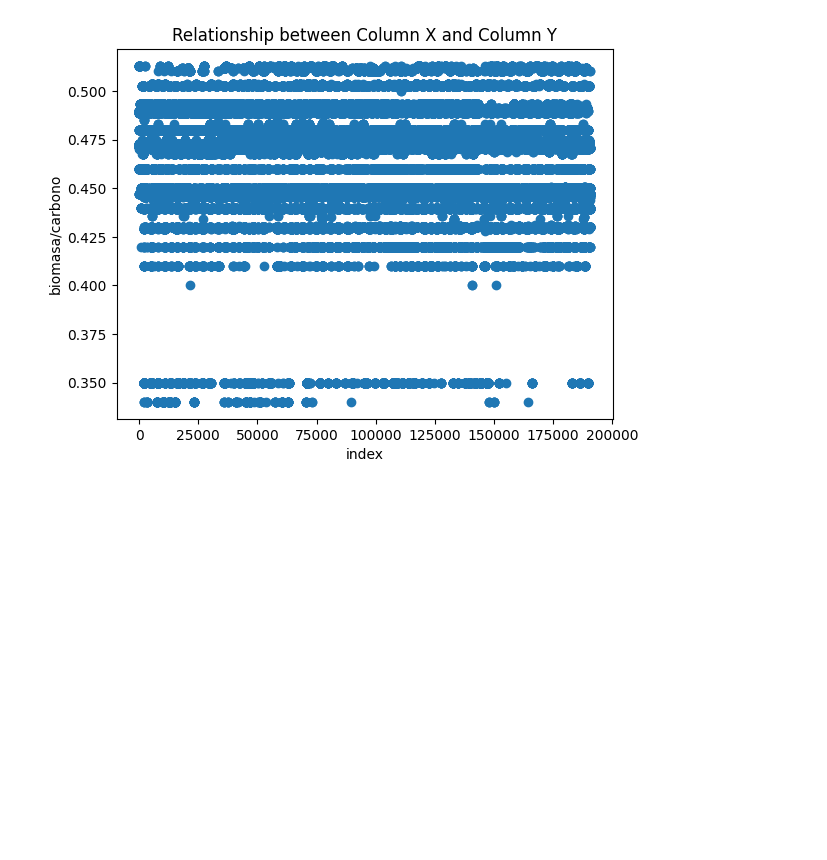
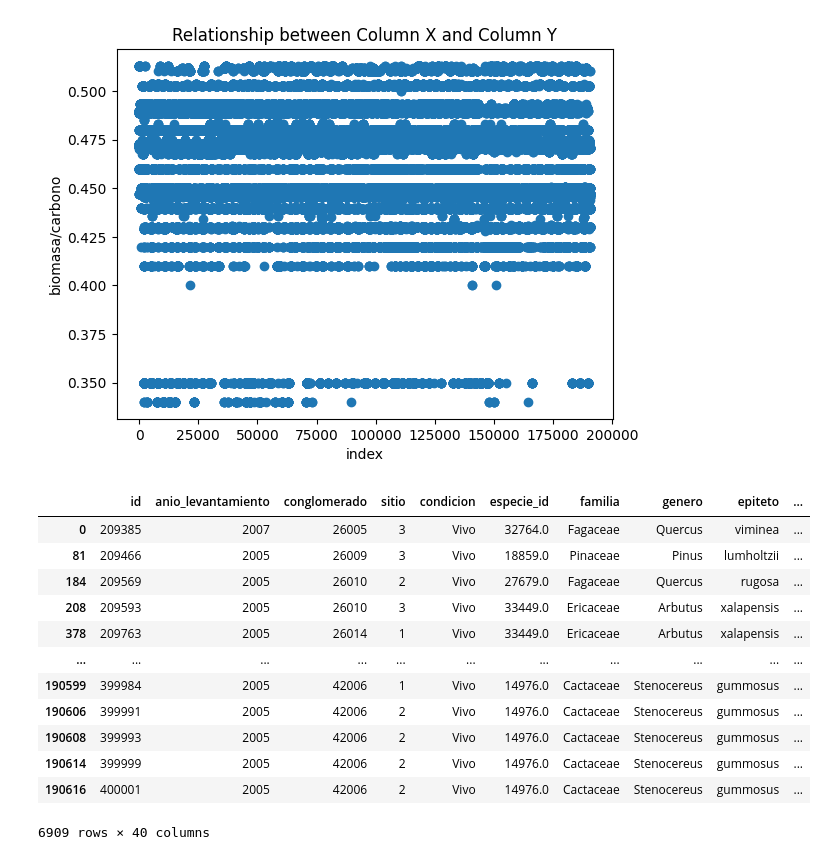
Before and after one commit to gomosak08/SEByC, a Jupyter notebook: labs/Untitled.ipynb, the cells around one changed output. Drawn from its saved outputs; the diff is of its cells as text; code cells hidden in the pictures; blank space fills up the shorter version.

```diff
--- a/labs/Untitled.ipynb
+++ b/labs/Untitled.ipynb
@@ -116,3 +116,19 @@ plt.show()
 [figure]
 # %%
 r4000 = resulado[resulado.biomasa > 4000]
+# %%
+resulado[resulado.is_predicted != 0]
+# %% [output]
+|  | id | anio_levantamiento | conglomerado | sitio | condicion | especie_id | familia | genero | epiteto | ... |
+| 0 | 209385 | 2007 | 26005 | 3 | Vivo | 32764.0 | Fagaceae | Quercus | viminea | ... |
+| 81 | 209466 | 2005 | 26009 | 3 | Vivo | 18859.0 | Pinaceae | Pinus | lumholtzii | ... |
+| 184 | 209569 | 2005 | 26010 | 2 | Vivo | 27679.0 | Fagaceae | Quercus | rugosa | ... |
+| 208 | 209593 | 2005 | 26010 | 3 | Vivo | 33449.0 | Ericaceae | Arbutus | xalapensis | ... |
+| 378 | 209763 | 2005 | 26014 | 1 | Vivo | 33449.0 | Ericaceae | Arbutus | xalapensis | ... |
+| ... | ... | ... | ... | ... | ... | ... | ... | ... | ... | ... |
+| 190599 | 399984 | 2005 | 42006 | 1 | Vivo | 14976.0 | Cactaceae | Stenocereus | gummosus | ... |
+| 190606 | 399991 | 2005 | 42006 | 2 | Vivo | 14976.0 | Cactaceae | Stenocereus | gummosus | ... |
+| 190608 | 399993 | 2005 | 42006 | 2 | Vivo | 14976.0 | Cactaceae | Stenocereus | gummosus | ... |
+| 190614 | 399999 | 2005 | 42006 | 2 | Vivo | 14976.0 | Cactaceae | Stenocereus | gummosus | ... |
+| 190616 | 400001 | 2005 | 42006 | 2 | Vivo | 14976.0 | Cactaceae | Stenocereus | gummosus | ... |
+6909 rows × 40 columns
```
Also changed, not shown: parts of 16 cells of this notebook, 5 other files.
